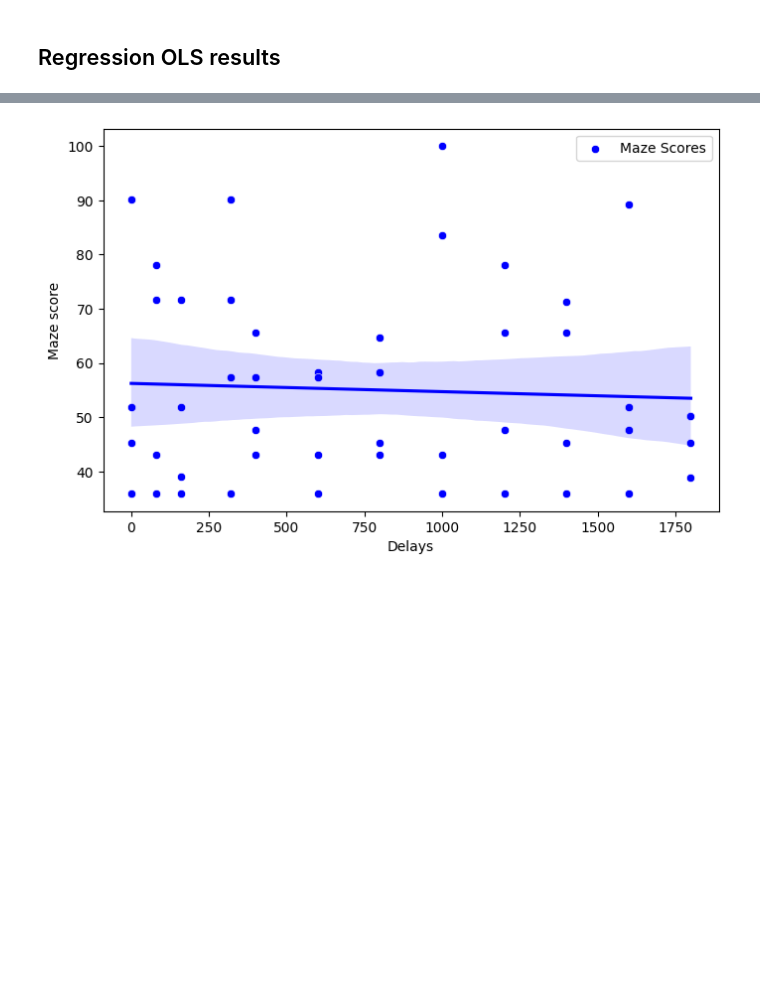
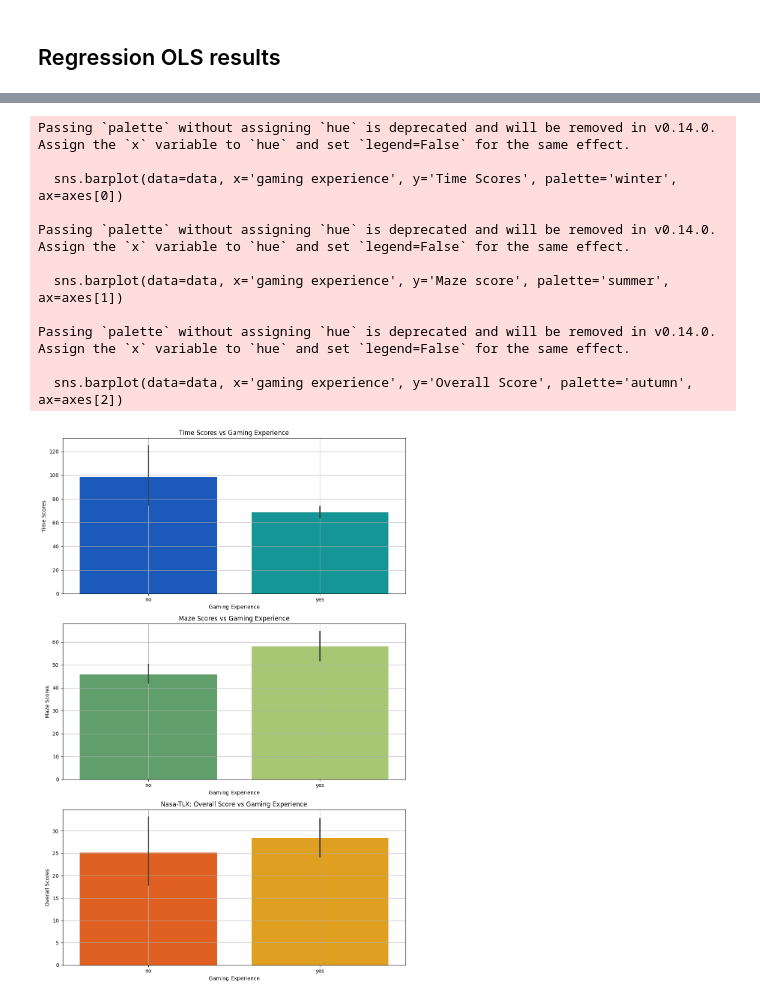
Before and after one commit to Raul-Villegas23/Thesis_python, a Jupyter notebook: experimental-analysis/thesis_analysis_time_delays.ipynb, the cells around one changed output, grey strips where cells are left out. Saved outputs shown, nothing was run; the diff lists cells and outputs as text; code cells hidden in the pictures; blank space fills up the shorter version.

Commit message:
Refactor maze and NASA TLX results formatting and add new summary statistics files

```diff
--- a/experimental-analysis/thesis_analysis_time_delays.ipynb
+++ b/experimental-analysis/thesis_analysis_time_delays.ipynb
@@ -199,19 +190,71 @@ regression_summary_df
 | 7 | Frustration | 0.017650 | 0.005410 | 3.262117 | 0.002088 | [0.007, 0.029] |
 | 8 | Overall Score | 0.005170 | 0.003244 | 1.593531 | 0.117890 | [-0.001, 0.012] |
 # %%
-# Plot the regression line for Maze Scores vs Delays
-plt.figure(figsize=(8, 5))
-sns.scatterplot(data=data, x='Delays', y='Maze score', color='blue', label='Maze Scores')
-sns.regplot(data=data, x='Delays', y='Maze score', scatter=False, color='blue')
+# Create subplots for bar plots
+fig, axes = plt.subplots(3, 1, figsize=(10, 15))
 
-# Plot the residuals
-plt.figure(figsize=(8, 6))
-plt.scatter(model.fittedvalues, model.resid)
-plt.axhline(y=0, color='red', linestyle='--')
-plt.title(f'Residual Plot for {dependent_var}')
-plt.xlabel('Fitted Values')
-plt.ylabel('Residuals')
-plt.grid(True)
+# Bar plot of Time Scores vs Gaming Experience
+sns.barplot(data=data, x='gaming experience', y='Time Scores', palette='winter', ax=axes[0])
+axes[0].set_title('Time Scores vs Gaming Experience')
+axes[0].set_xlabel('Gaming Experience')
+axes[0].set_ylabel('Time Scores')
+axes[0].grid(True)
+
+# Bar plot of Maze Scores vs Gaming Experience
+sns.barplot(data=data, x='gaming experience', y='Maze score', palette='summer', ax=axes[1])
+axes[1].set_title('Maze Scores vs Gaming Experience')
+axes[1].set_xlabel('Gaming Experience')
+axes[1].set_ylabel('Maze Scores')
+axes[1].grid(True)
+
+# Bar plot of Overall Scores vs Gaming Experience
+sns.barplot(data=data, x='gaming experience', y='Overall Score', palette='autumn', ax=axes[2])
+axes[2].set_title('Nasa-TLX: Overall Score vs Gaming Experience')
+axes[2].set_xlabel('Gaming Experience')
+axes[2].set_ylabel('Overall Scores')
+axes[2].grid(True)
+
+# Adjust layout
+plt.tight_layout()
 plt.show()
+
+# Create subplots for bar plots
+fig, axes = plt.subplots(3, 1, figsize=(10, 15))
+
+# Bar plot of Time Scores vs Gaming Experience
+sns.barplot(data=data, x='gaming experience', y='Time Scores', palette='winter', ax=axes[0], hue='Delays')
+axes[0].set_title('Time Scores vs Gaming Experience')
+axes[0].set_xlabel('Gaming Experience')
+axes[0].set_ylabel('Time Scores')
+axes[0].grid(True)
+
+# Bar plot of Maze Scores vs Gaming Experience
+sns.barplot(data=data, x='gaming experience', y='Maze score', palette='summer', ax=axes[1], hue='Delays')
+axes[1].set_title('Maze Scores vs Gaming Experience')
+axes[1].set_xlabel('Gaming Experience')
+axes[1].set_ylabel('Maze Scores')
+axes[1].grid(True)
+
+# Bar plot of Overall Scores vs Gaming Experience
+sns.barplot(data=data, x='gaming experience', y='Overall Score', palette='autumn', ax=axes[2], hue='Delays')
+axes[2].set_title('Nasa-TLX: Overall Score vs Gaming Experience')
+axes[2].set_xlabel('Gaming Experience')
+axes[2].set_ylabel('Overall Scores')
+axes[2].grid(True)
+
+# Adjust layout
+plt.tight_layout()
+plt.show()
 # %% [output]
+Passing `palette` without assigning `hue` is deprecated and will be removed in v0.14.0. Assign the `x` variable to `hue` and set `legend=False` for the same effect.
+
+  sns.barplot(data=data, x='gaming experience', y='Time Scores', palette='winter', ax=axes[0])
+
+Passing `palette` without assigning `hue` is deprecated and will be removed in v0.14.0. Assign the `x` variable to `hue` and set `legend=False` for the same effect.
+
+  sns.barplot(data=data, x='gaming experience', y='Maze score', palette='summer', ax=axes[1])
+
+Passing `palette` without assigning `hue` is deprecated and will be removed in v0.14.0. Assign the `x` variable to `hue` and set `legend=False` for the same effect.
+
+  sns.barplot(data=data, x='gaming experience', y='Overall Score', palette='autumn', ax=axes[2])
-[figure, old version]
+[figure, new version]
```
Also changed, not shown: parts of 3 cells of this notebook, 6 other files.
